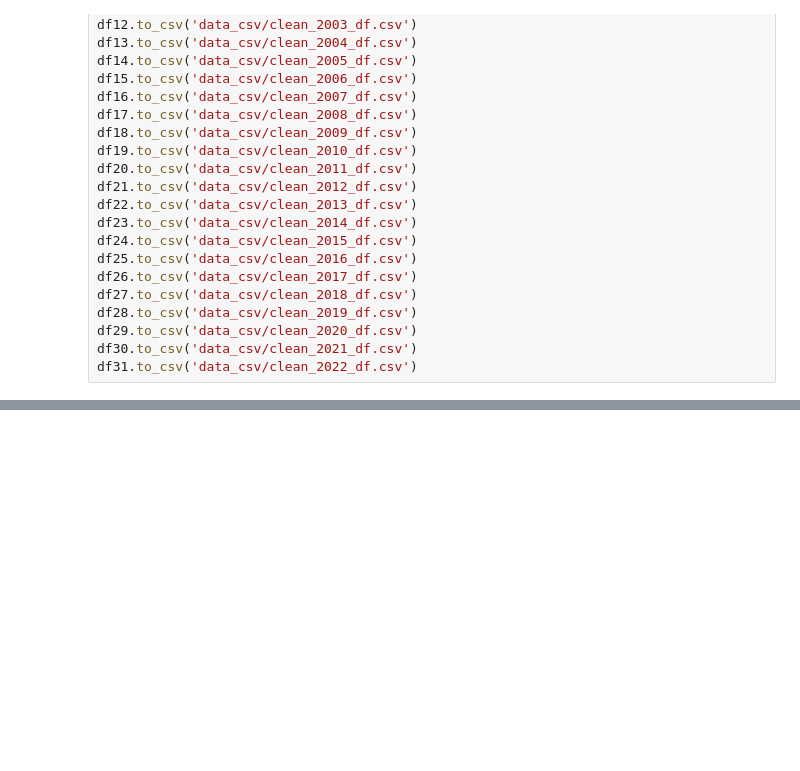
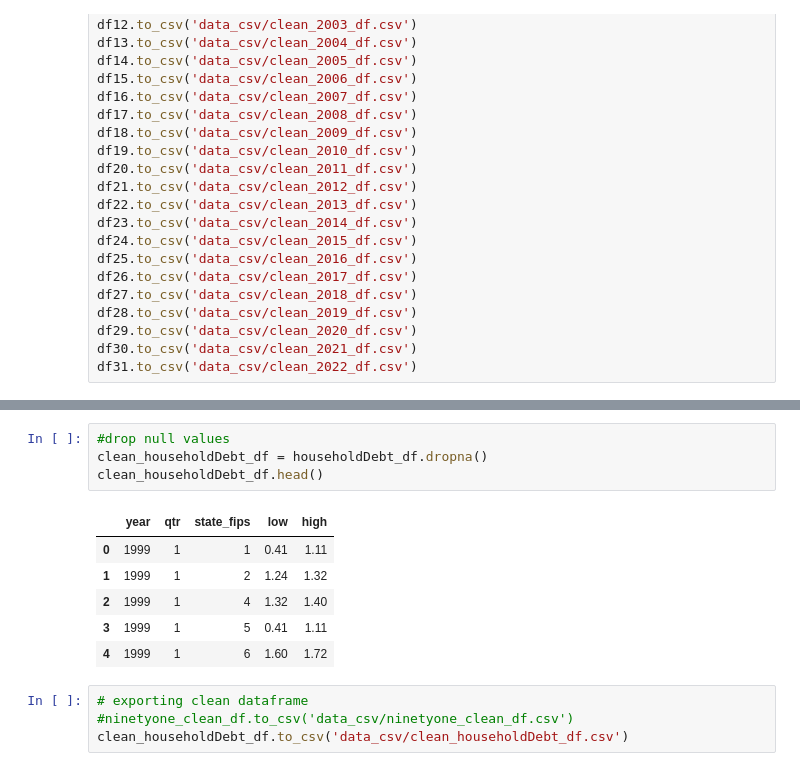
Before and after one commit to Retica/Final_Project, a Jupyter notebook: cleaning_data.ipynb, the cells around one changed output, grey strips where cells are left out. Drawn from its saved outputs; the diff is of its cells as text; blank space fills up the shorter version.

```diff
--- a/cleaning_data.ipynb
+++ b/cleaning_data.ipynb
@@ -214,0 +245,15 @@ df31.to_csv('data_csv/clean_2022_df.csv')
+# %%
+#drop null values
+clean_householdDebt_df = householdDebt_df.dropna()
+clean_householdDebt_df.head()
+# %% [output]
+|  | year | qtr | state_fips | low | high |
+| 0 | 1999 | 1 | 1 | 0.41 | 1.11 |
+| 1 | 1999 | 1 | 2 | 1.24 | 1.32 |
+| 2 | 1999 | 1 | 4 | 1.32 | 1.40 |
+| 3 | 1999 | 1 | 5 | 0.41 | 1.11 |
+| 4 | 1999 | 1 | 6 | 1.60 | 1.72 |
+# %%
+# exporting clean dataframe
+#ninetyone_clean_df.to_csv('data_csv/ninetyone_clean_df.csv')
+clean_householdDebt_df.to_csv('data_csv/clean_householdDebt_df.csv')
```
Also changed, not shown: parts of 10 cells of this notebook, 28 other files.
